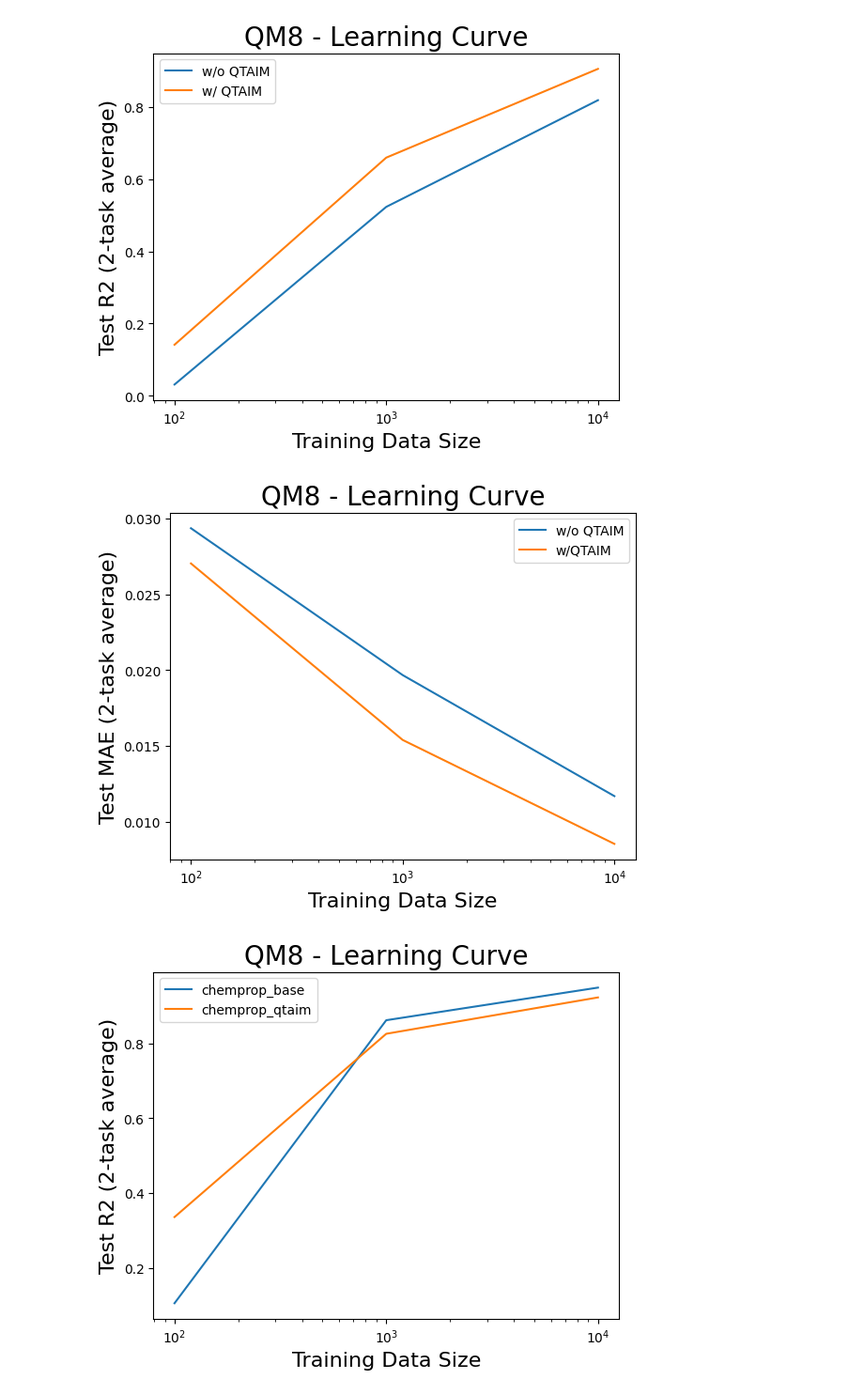
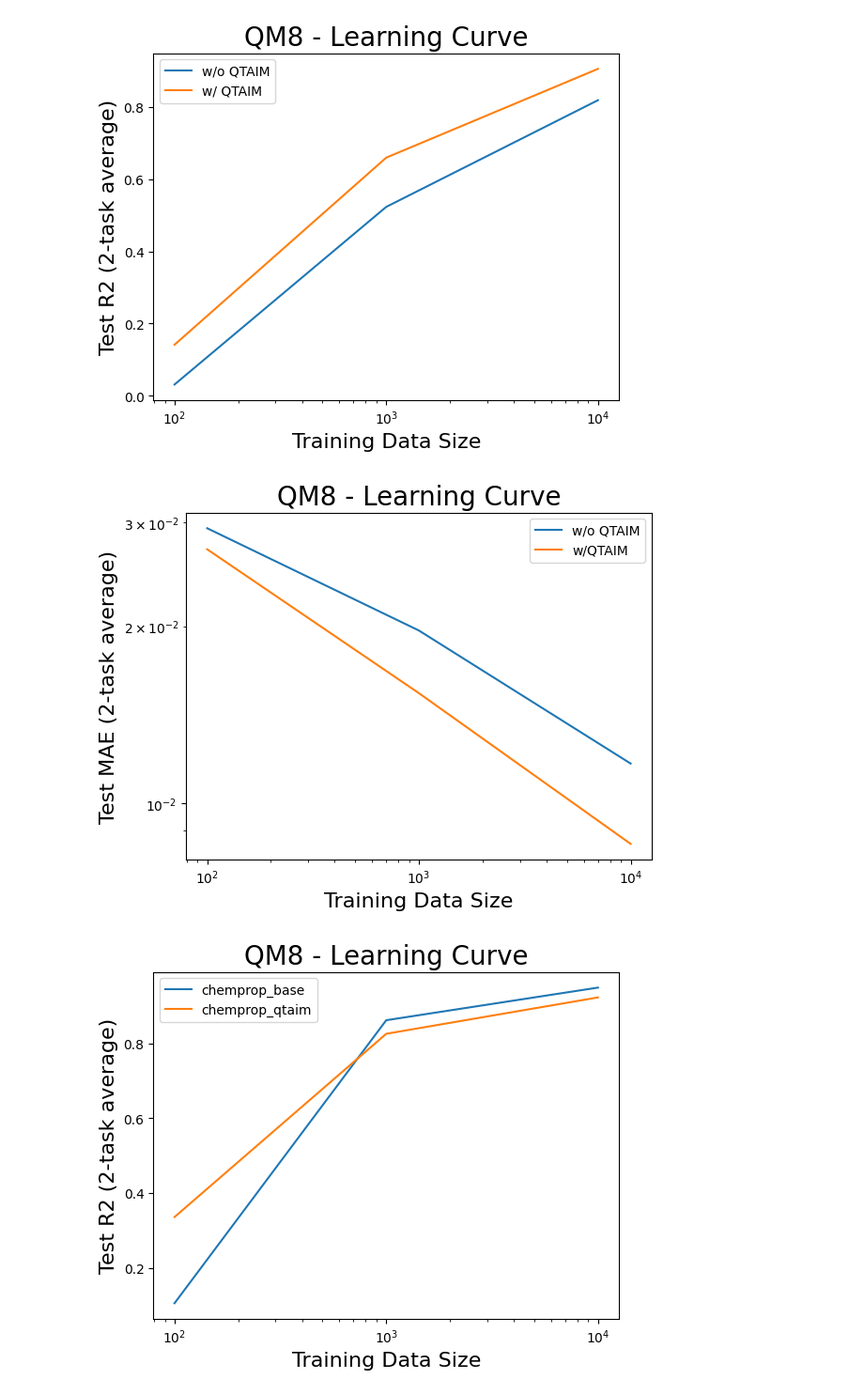
Before and after one commit to santi921/qtaim_embed, a Jupyter notebook: qtaim_embed/scripts/notebooks/graph_level/learning_experiments_0125.ipynb, the cells around one changed output. Shown at 94% size. Cells and saved outputs as stored; diff of their text form; code cells hidden in the pictures.

```diff
--- a/qtaim_embed/scripts/notebooks/graph_level/learning_experiments_0125.ipynb
+++ b/qtaim_embed/scripts/notebooks/graph_level/learning_experiments_0125.ipynb
@@ -89,34 +89,35 @@ for part in partitions:
         temp_r2.append(
             np.array(qm8_results[part + "_" + str(size)]["r2_metrics"]).mean()
         )
         temp_mae.append(
             np.array(qm8_results[part + "_" + str(size)]["mae_metrics"]).mean()
         )
         temp_mse.append(
             np.array(qm8_results[part + "_" + str(size)]["mse_metrics"]).mean()
         )
     # plot with some smoothing
     x = np.array(data_sizes)
     y = np.array(temp_mae)
     if part == "qtaim":
         part_label = "w/QTAIM"
     elif part == "non_qtaim_bl":
         part_label = "w/o QTAIM"
 
     plt.plot(x, y, label=part_label)
 # log scale x
 plt.xscale("log")
+plt.yscale("log")
 plt.title("QM8 - Learning Curve", fontsize=20)
 plt.xlabel("Training Data Size", fontsize=16)
 plt.ylabel("Test MAE (2-task average)", fontsize=16)
 plt.legend()
 # increase dpi
 plt.savefig("qm8_learning_curve_mae.png", dpi=300)
 
 plt.show()
 plt.close()
 # %% [output]
-[figure, old version]
+[figure, new version]
 # %%
 
 
```
Also changed, not shown: parts of 3 cells of this notebook, 4 other files.
